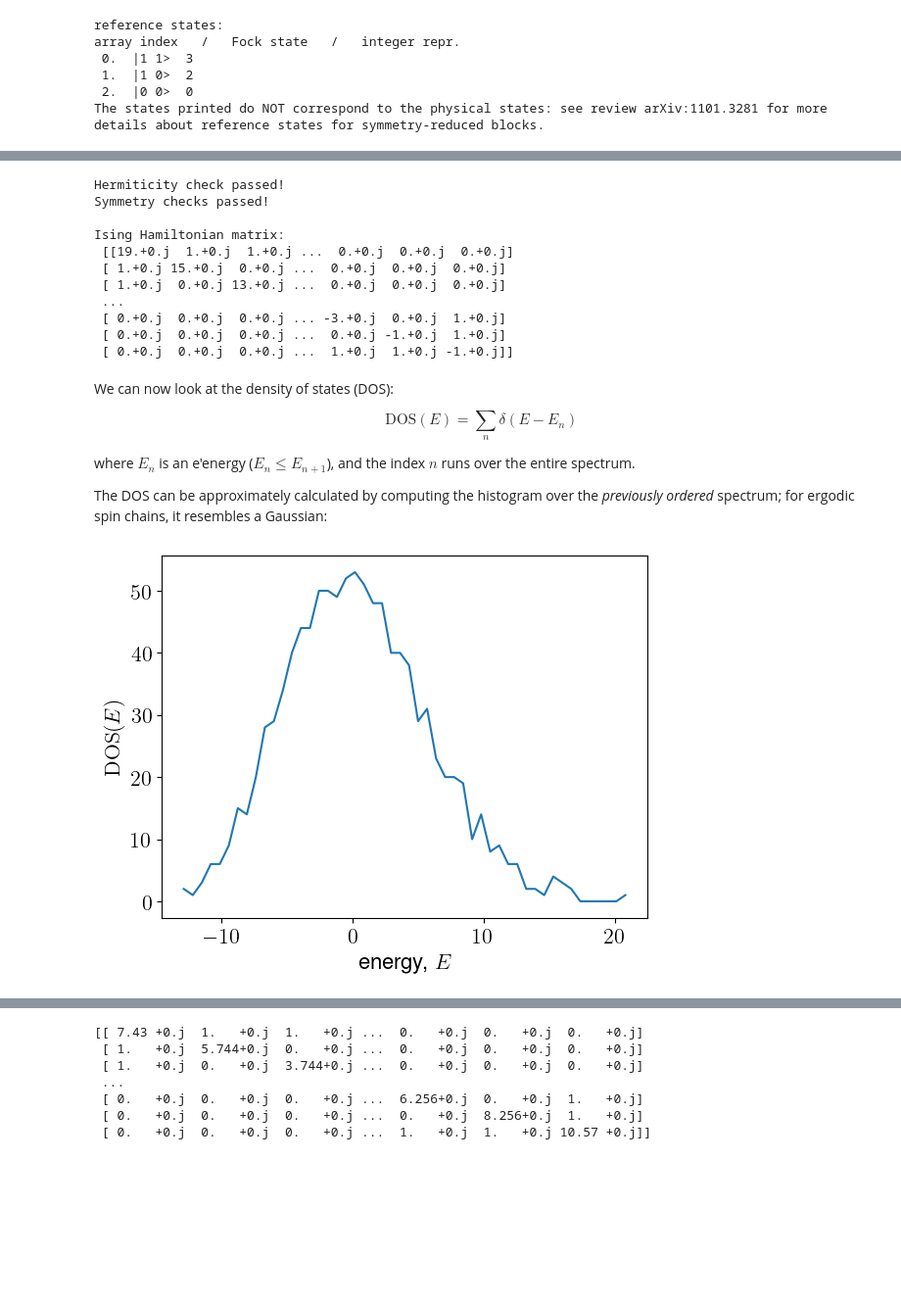
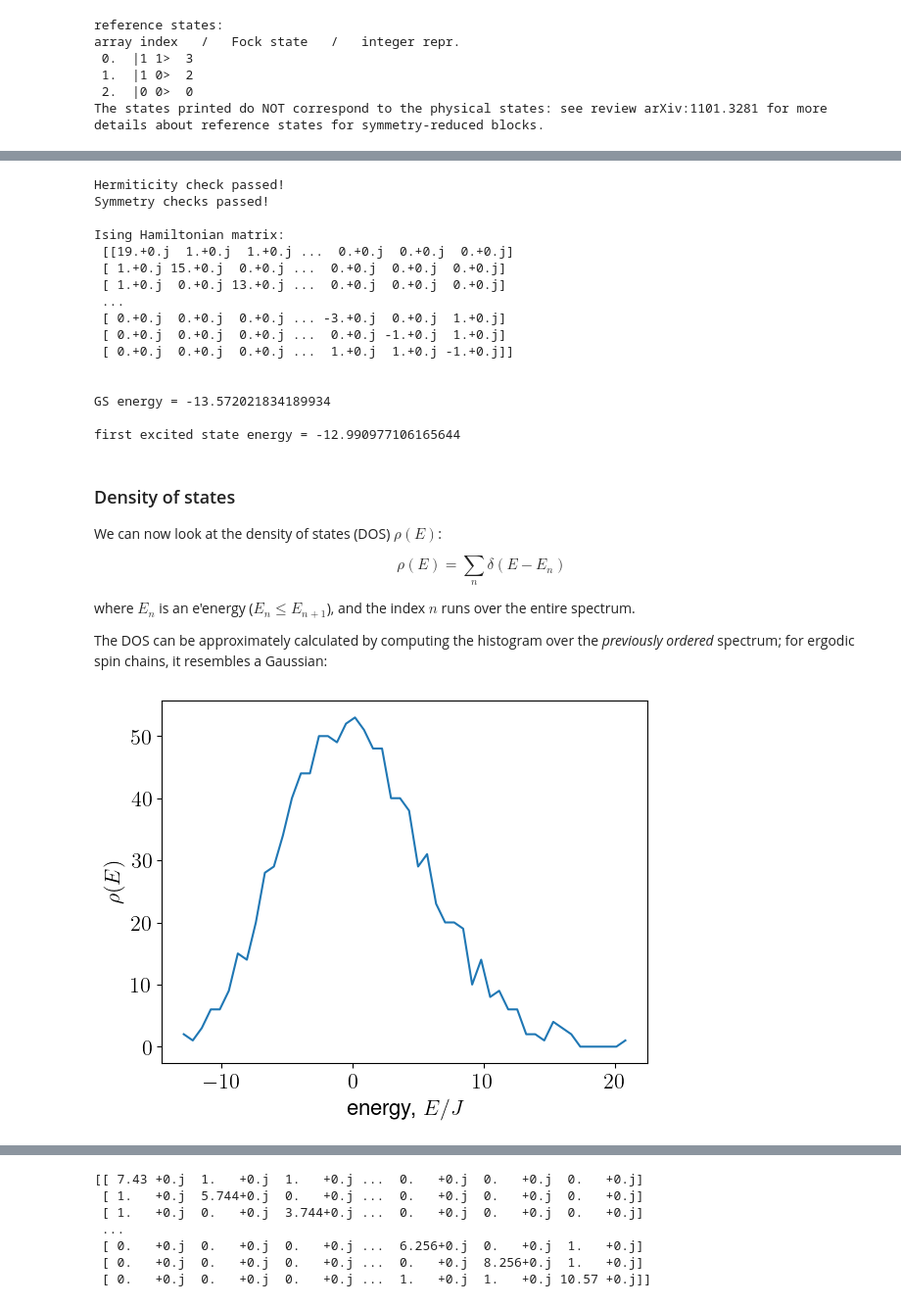
Before and after one commit to mgbukov/MBQD, a Jupyter notebook: quspin_basics.ipynb, the cells around one changed output, grey strips where cells are left out. Shown: that part at 98% size. Saved outputs shown, nothing was run; the diff lists cells and outputs as text; code cells hidden in the pictures; blank space fills up the shorter version.

```diff
--- a/quspin_basics.ipynb
+++ b/quspin_basics.ipynb
@@ -459,28 +538,35 @@ Below, we show how to do this for the Ising model; you can then try doing the sa
 # %%
 # system size / number of spins
 L = 10
+
 # compute basis
 basis_ising = spin_basis_1d(L=L,)
+
 # define site-coupling lists
-Jzz_list = [[Jzz,j,j+1] for j in range(L-1)] # L-1 bonds
+Jzz_list = [[Jzz, j,j+1] for j in range(L-1)] # L-1 bonds
 hz_list = [[hz,j] for j in range(L)] # L sites
 hx_list = [[hx,j] for j in range(L)] # L sites
+
 # define Hamiltonian terms
 H_terms = [['zz',Jzz_list],
 		   ['x',hx_list],
 		   ['z',hz_list],
 		  ]
 H_Ising = hamiltonian(H_terms,[], basis=basis_ising)
+
 # cast to array
-print('\nIsing Hamiltonian matrix:\n', H_Ising.toarray())
-print('\n')
+print('\nIsing Hamiltonian matrix:\n {}\n'.format(H_Ising.toarray()) )
 
 # compute eigenenergies and eigenstates
 E, V = H_Ising.eigh()
 # ground state
 psi_GS = V[:,0]
+E_GS = E[0]
+print('\nGS energy = {}'.format(E_GS) )
 # first-excited state
 psi_ex_1 = V[:,1]
+E_exc = E[1]
+print('\nfirst excited state energy = {}\n'.format(E_exc) )
 # %% [output]
 Hermiticity check passed!
 Symmetry checks passed!
@@ -493,10 +579,17 @@ Ising Hamiltonian matrix:
  [ 0.+0.j  0.+0.j  0.+0.j ... -3.+0.j  0.+0.j  1.+0.j]
  [ 0.+0.j  0.+0.j  0.+0.j ...  0.+0.j -1.+0.j  1.+0.j]
  [ 0.+0.j  0.+0.j  0.+0.j ...  1.+0.j  1.+0.j -1.+0.j]]
+
+
+GS energy = -13.572021834189934
+
+first excited state energy = -12.990977106165644
 # %% [markdown]
-We can now look at the density of states (DOS):
+### Density of states
 
-$$ \text{DOS}(E) = \sum_{n} \delta(E-E_n) $$
+We can now look at the density of states (DOS) $\rho(E)$:
+
+$$ \rho(E) = \sum_{n} \delta(E-E_n) $$
 
 where $E_n$ is an e'energy ($E_n\leq E_{n+1}$), and the index $n$ runs over the entire spectrum.
 
@@ -504,11 +597,12 @@ The DOS can be approximately calculated by computing the histogram over the _pre
 # %%
 # compute histogram
 DOS, energy =  np.histogram(E, bins=50) # number of bins can be adjusted
+
 # plot histogram
 plt.plot(energy[1:], DOS) # energy array has one vertex more than the DOS array
-plt.xlabel('energy, $E$')
-plt.ylabel('$\mathrm{DOS}(E)$')
+plt.xlabel('energy, $E/J$')
+plt.ylabel('$\\rho(E)$')
 plt.show()
 # %% [output]
-[figure, old version]
+[figure, new version]
 # %% [markdown]
```
Also changed, not shown: parts of 49 cells of this notebook, 1 other file.
